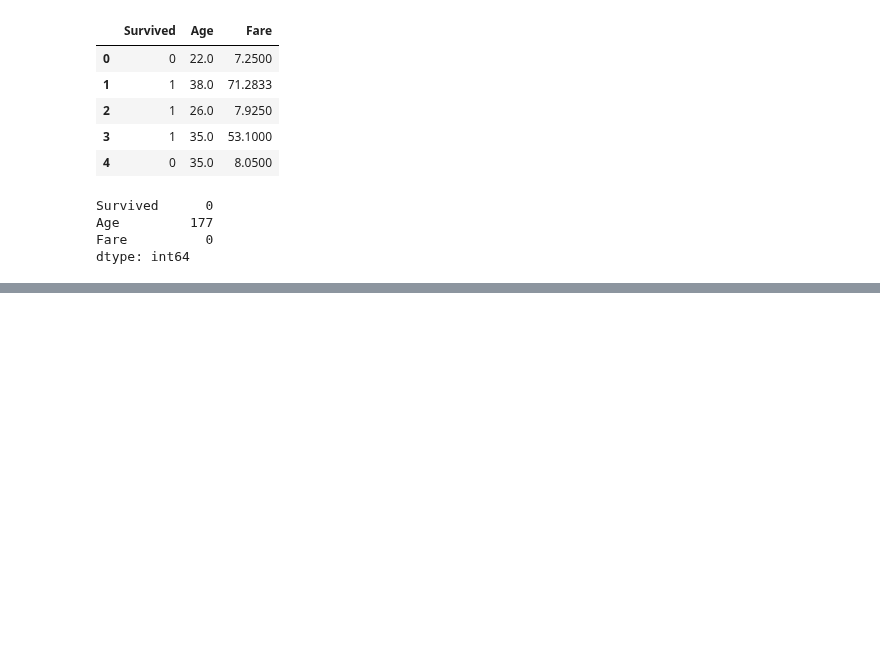
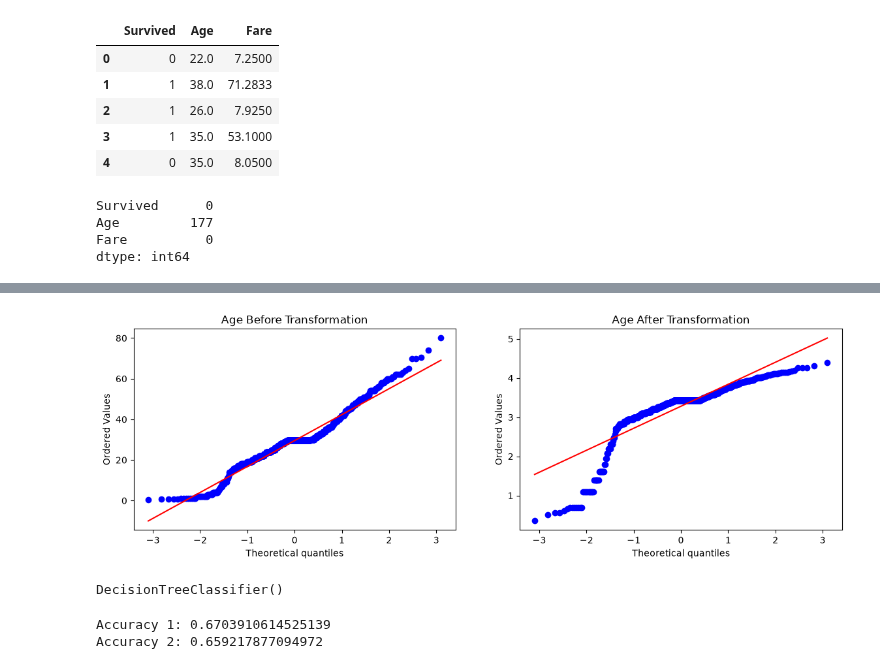
Before and after one commit to Devyani1430/100-Days-Of-ML, a Jupyter notebook: 15. Function Transformer/Untitled.ipynb, the cells around one changed output, grey strips where cells are left out. Drawn from its saved outputs; the diff is of its cells as text; code cells hidden in the pictures; blank space fills up the shorter version.

```diff
--- a/15. Function Transformer/Untitled.ipynb
+++ b/15. Function Transformer/Untitled.ipynb
@@ -105,0 +159,14 @@ https://gist.github.com/mwaskom/de44147ed2974457ad6372750bbe5751
+# %%
+plt.figure(figsize=(14,4))
+
+plt.subplot(121)
+stats.probplot(x_train["Age"],dist='norm',plot=plt)
+plt.title("Age Before Transformation")
+
+plt.subplot(122)
+stats.probplot(x_train_transformed["Age"],dist='norm',plot=plt)
+plt.title("Age After Transformation")
+
+plt.show()
+# %% [output]
+[figure, added]
@@ -105,0 +178,8 @@ https://gist.github.com/mwaskom/de44147ed2974457ad6372750bbe5751
+# %%
+clf_a = LogisticRegression()
+clf_b = DecisionTreeClassifier()
+
+clf_a.fit(X_train_transformed2,y_train)
+clf_b.fit(X_train_transformed2,y_train)
+# %% [output]
+DecisionTreeClassifier()
@@ -105,0 +189,6 @@ https://gist.github.com/mwaskom/de44147ed2974457ad6372750bbe5751
+# %%
+print("Accuracy 1:",accuracy_score(y_prediction,y_test))
+print("Accuracy 2:",accuracy_score(y_prediction1,y_test))
+# %% [output]
+Accuracy 1: 0.6703910614525139
+Accuracy 2: 0.659217877094972
```
Also changed, not shown: parts of 26 cells of this notebook.
